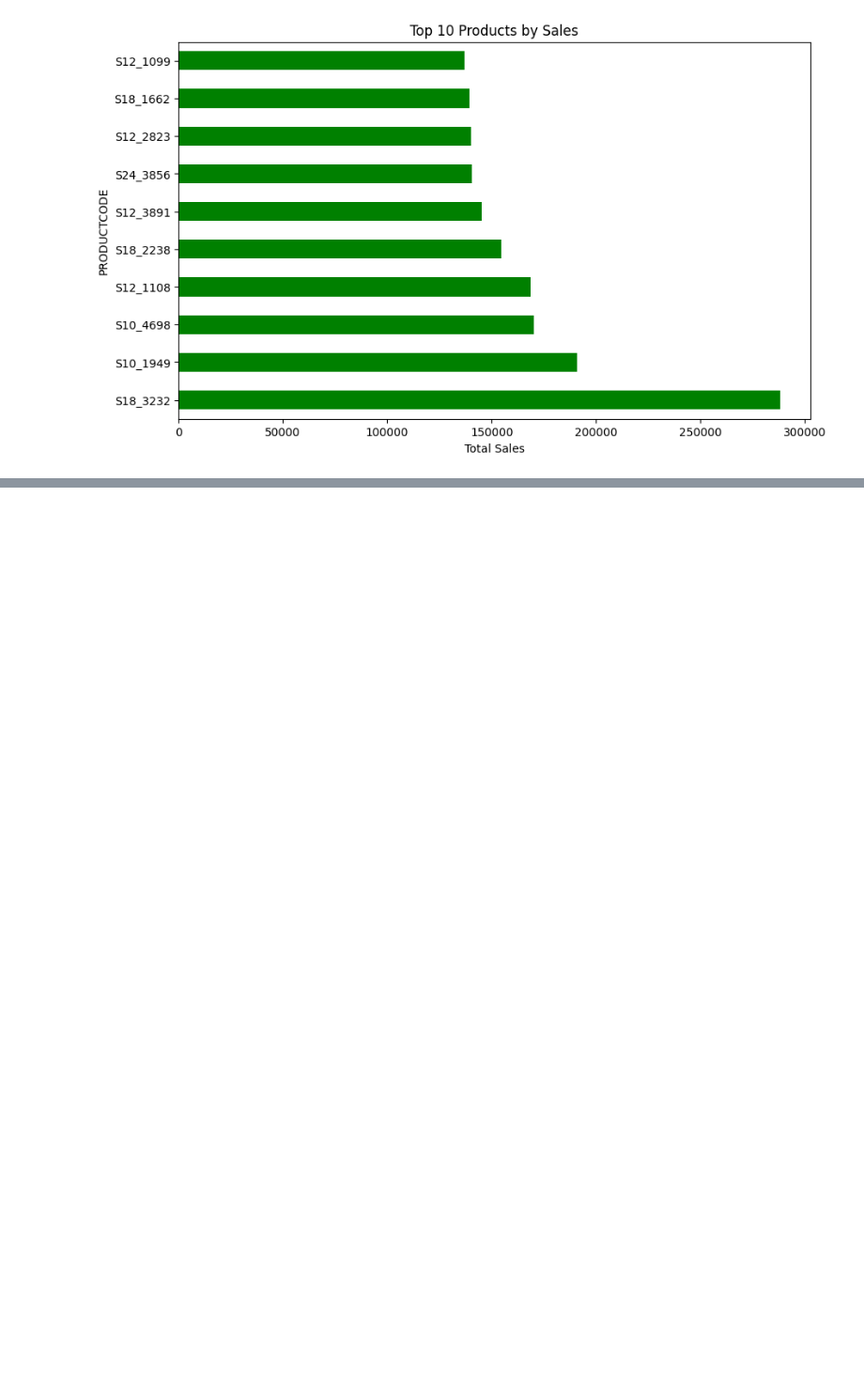
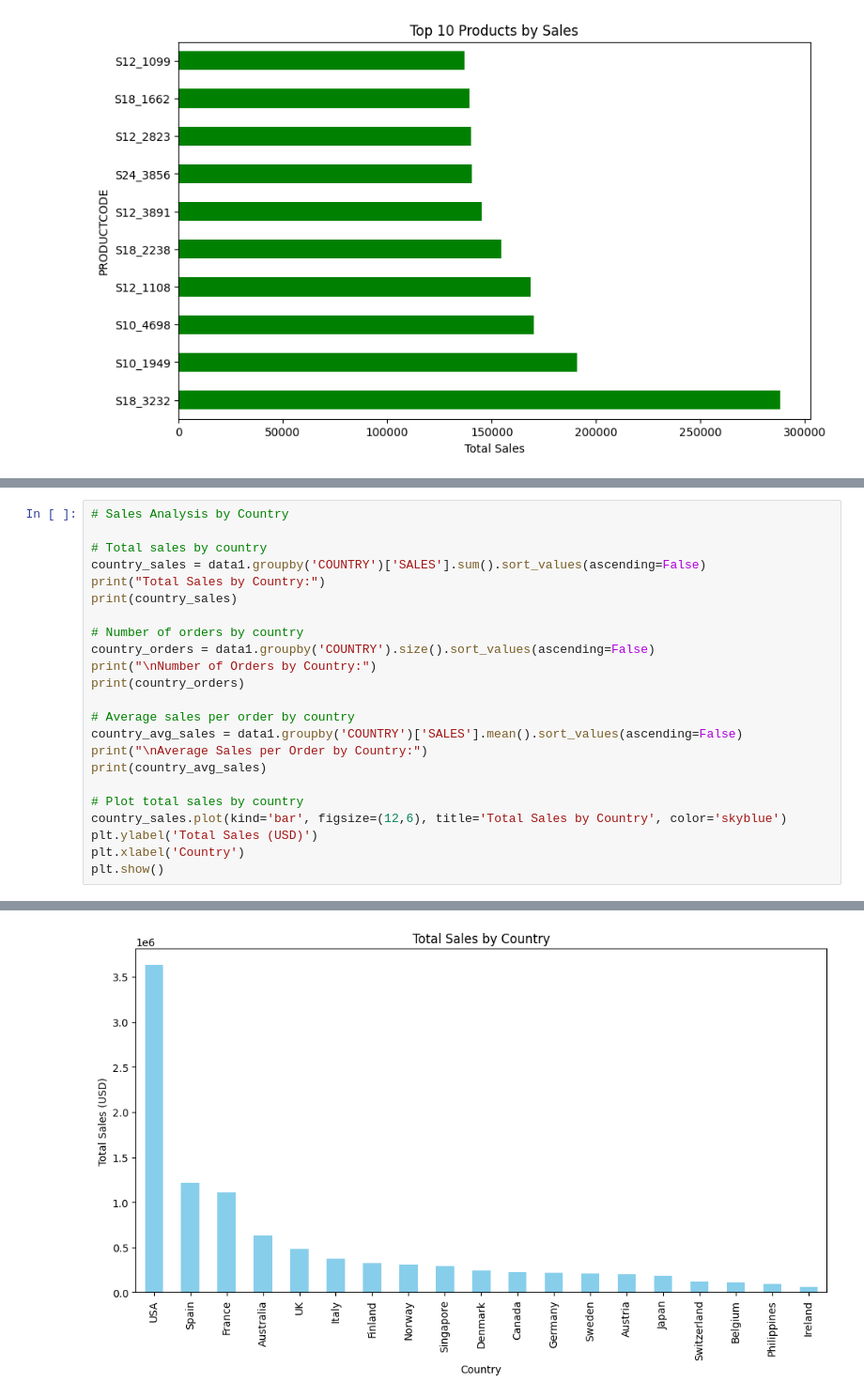
Before and after one commit to fadhlimulyana20/try-python-data-analysis, a Jupyter notebook: main.ipynb, the cells around one changed output, grey strips where cells are left out. Shown at 94% size. Drawn from its saved outputs; the diff is of its cells as text; blank space fills up the shorter version.

Commit message:
feat: add analysis

```diff
--- a/main.ipynb
+++ b/main.ipynb
@@ -137,0 +145,24 @@ plt.show()
+# %%
+# Sales Analysis by Country
+
+# Total sales by country
+country_sales = data1.groupby('COUNTRY')['SALES'].sum().sort_values(ascending=False)
+print("Total Sales by Country:")
+print(country_sales)
+
+# Number of orders by country
+country_orders = data1.groupby('COUNTRY').size().sort_values(ascending=False)
+print("\nNumber of Orders by Country:")
+print(country_orders)
+
+# Average sales per order by country
+country_avg_sales = data1.groupby('COUNTRY')['SALES'].mean().sort_values(ascending=False)
+print("\nAverage Sales per Order by Country:")
+print(country_avg_sales)
+
+# Plot total sales by country
+country_sales.plot(kind='bar', figsize=(12,6), title='Total Sales by Country', color='skyblue')
+plt.ylabel('Total Sales (USD)')
+plt.xlabel('Country')
+plt.show()
+# %% [output]
@@ -137,0 +186 @@ plt.show()
+[figure, added]
```
Also changed, not shown: parts of 11 cells of this notebook.
